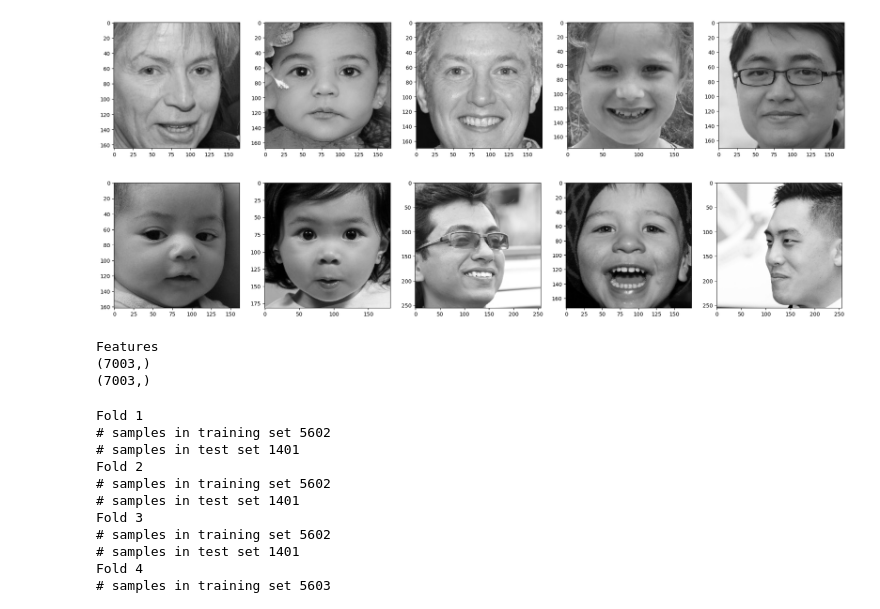
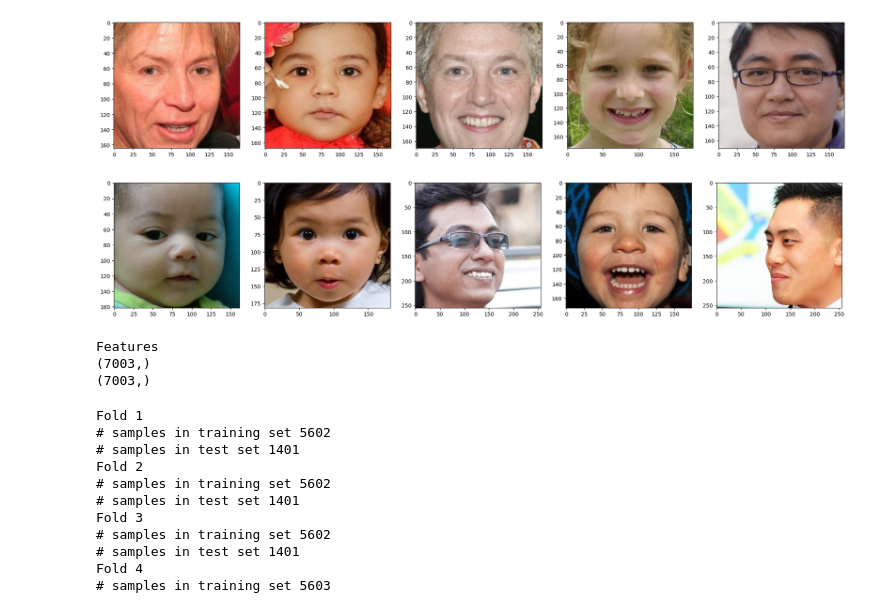
Before and after one commit to MiMaPr/Face-Fake-Real-Detection, a Jupyter notebook: face_detection_VGGFace.ipynb, the cells around one changed output. Drawn from its saved outputs; the diff is of its cells as text; code cells hidden in the pictures.

```diff
--- a/face_detection_VGGFace.ipynb
+++ b/face_detection_VGGFace.ipynb
@@ -157,9 +159,9 @@ for class_name in os.listdir(folder):
 
             # Extract sizes
             height, width, depth = image.shape
-            # Convert to grayscale
-            gray = cv2.cvtColor(image, cv2.COLOR_BGR2GRAY)
-            X.append(gray.reshape(height * width))
+            # Convert BGR to RGB
+            image_rgb = cv2.cvtColor(image, cv2.COLOR_BGR2RGB)
+            X.append(image_rgb.reshape(-1))
 
             # Deepface with VGG Face
             # Get embeddings
@@ -171,36 +173,37 @@ for class_name in os.listdir(folder):
             Y.append(nclasses - 1)
 
             # Show the first nims2show samples of each class
             if nsamples < nims2show:
                 if nsamples == 0:
                     figsize = 15 * width / float(dpi), 15 * height / float(dpi)
                     fig = plt.figure(figsize=figsize)
 
                 fig.add_subplot(1, nims2show, nsamples + 1)
-                plt.imshow(gray, cmap='gray', vmin=0, vmax=255)
+                plt.imshow(image_rgb, vmin=0, vmax=255)
+
 
             # Increase the number of samples
             nsamples += 1
     plt.show()
     nperclass.append(nsamples)
     classlabels.append(class_name)
 
 # Convert X and Y to numpy arrays
 Y = np.array(Y, dtype='float64')
 XVGGFace = np.array(XVGGFace, dtype='float32')
 
 # Show information about the read dataset
 # Debugging
 print("Features")
 print(XVGGFace.shape)
 print(Y.shape)
 # Get number of samples and features
 # Get names of the classes
 class_names = np.array(classlabels)
 n_classes = class_names.shape[0]
 # %% [output]
-[figure, old version]
+[figure, new version]
-[figure, old version]
+[figure, new version]
 Features
 (7003,)
 (7003,)
```
Also changed, not shown: parts of 2 cells of this notebook.
